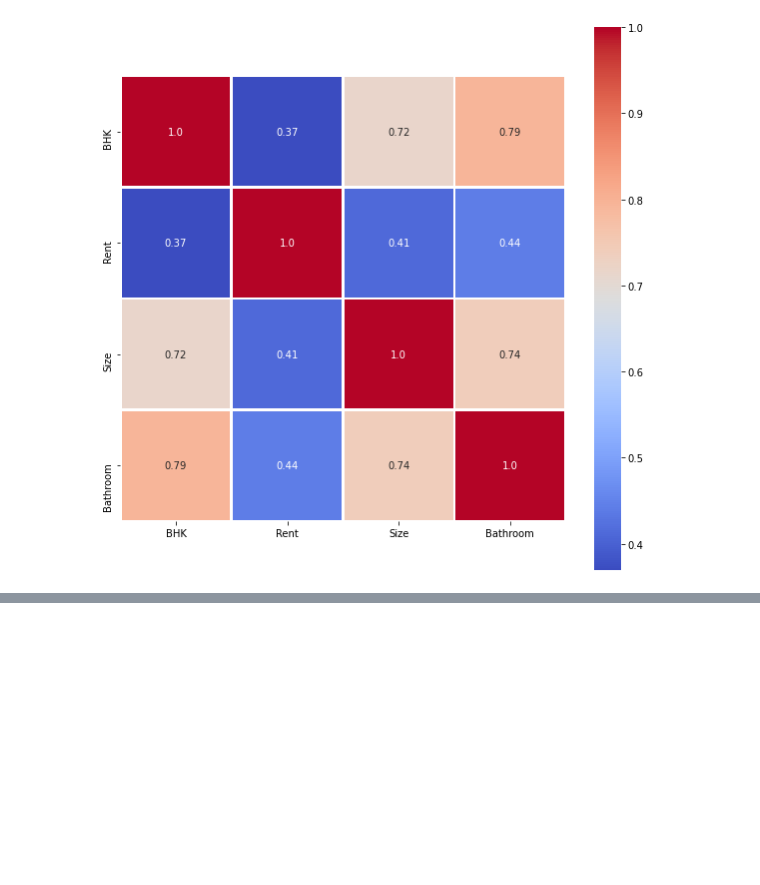
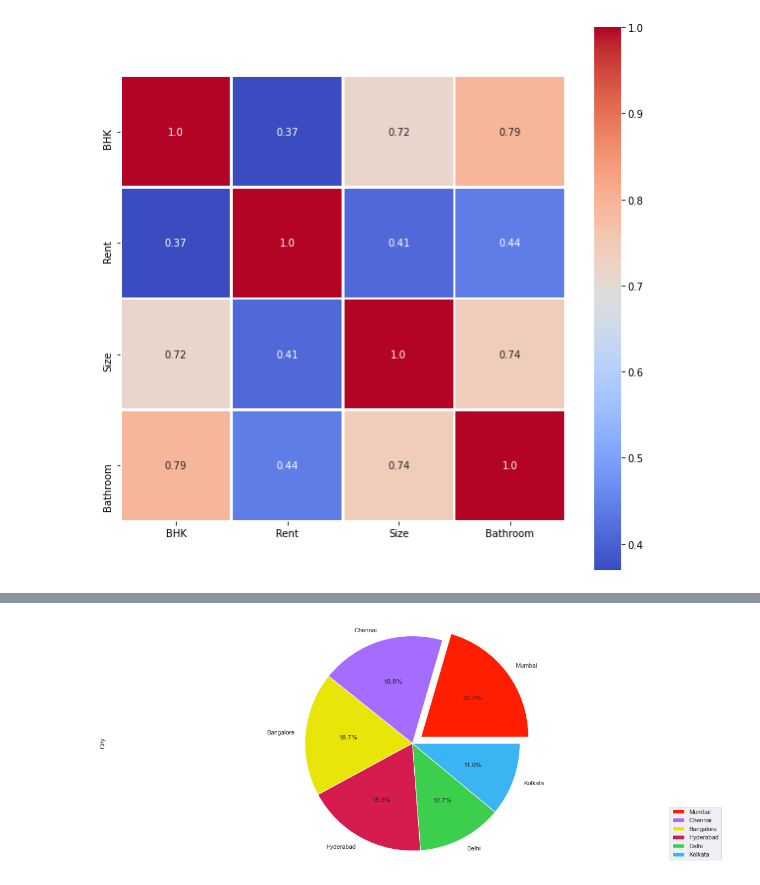
Before and after one commit to remre/housepricer, a Jupyter notebook: workenvfirst.ipynb, the cells around one changed output, grey strips where cells are left out. Cells and saved outputs as stored; diff of their text form; code cells hidden in the pictures; blank space fills up the shorter version.

```diff
--- a/workenvfirst.ipynb
+++ b/workenvfirst.ipynb
@@ -88,0 +157,15 @@ sns.heatmap(corr,annot=True,fmt=".2",cmap= 'coolwarm',linewidths=2,square = True
+# %%
+plt.figure(figsize = (20, 8))
+counts = df["City"].value_counts()
+explode = (0.1, 0, 0, 0, 0, 0)
+colors = ['#FF1E00', '#A66CFF', '#EAE509', '#D61C4E', '#3CCF4E', '#3AB4F2']
+
+counts.plot(kind = 'pie',
+            colors = colors,
+            explode = explode,
+            autopct = '%1.1f%%')
+plt.axis('equal')
+plt.legend(labels = counts.index, loc = "lower right")
+plt.show()
+# %% [output]
+[figure, added]
```
Also changed, not shown: parts of 15 cells of this notebook.
